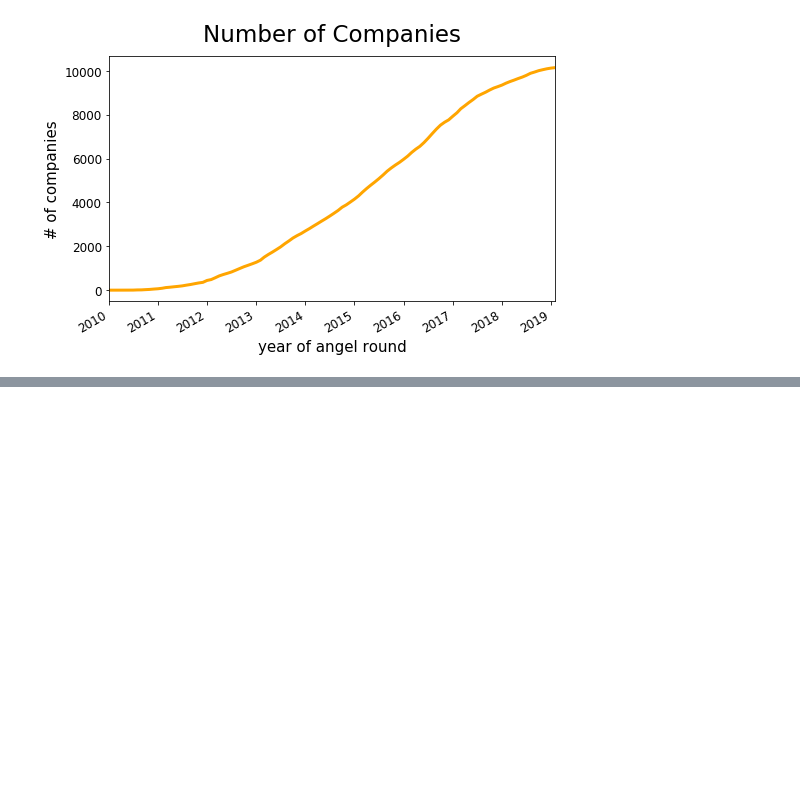
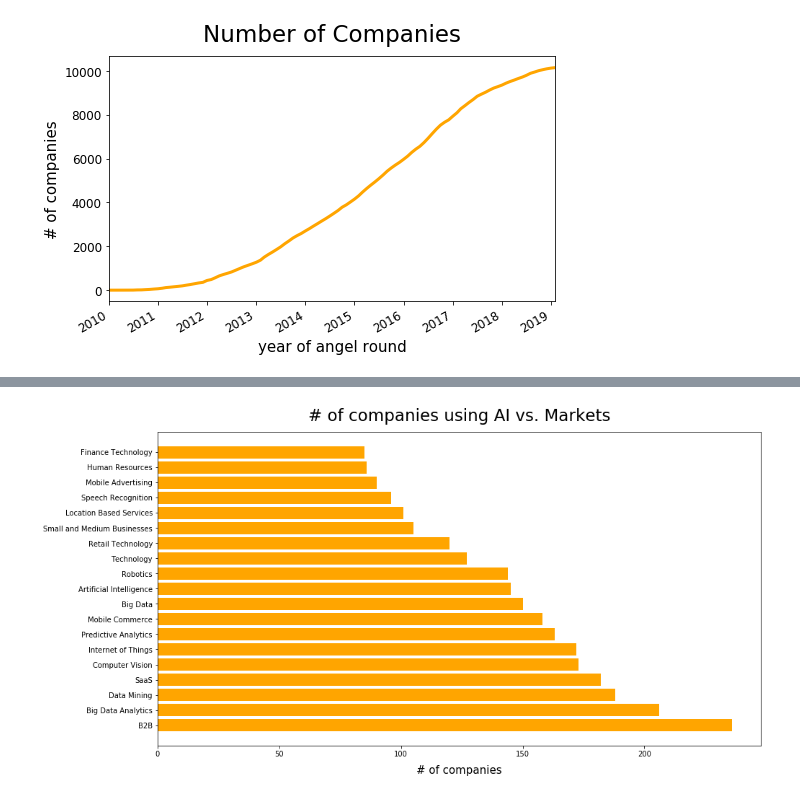
Before and after one commit to kailingding/AI-startups-analysis, a Jupyter notebook: src/analysis.ipynb, the cells around one changed output, grey strips where cells are left out. Saved outputs shown, nothing was run; the diff lists cells and outputs as text; code cells hidden in the pictures; blank space fills up the shorter version.

```diff
--- a/src/analysis.ipynb
+++ b/src/analysis.ipynb
@@ -83,0 +82,12 @@ market = df.groupby('market').count().name.sort_values(ascending=False)[:30]
+# %%
+# what market uses AI the most
+market = df.groupby('market').count().name.sort_values(ascending=False)[1:20]
+markets = market.index.values
+fig = plt.figure(figsize=[15,8])
+plt.barh(markets, market, color='orange')
+plt.title("# of companies using AI vs. Markets", fontsize = 23, pad = 15)
+plt.xlabel('# of companies', fontsize = 15, labelpad = 10)
+plt.savefig('pic6.png')
+plt.show()
+# %% [output]
+[figure, added]
```
Also changed, not shown: parts of 5 cells of this notebook, 4 other files.
